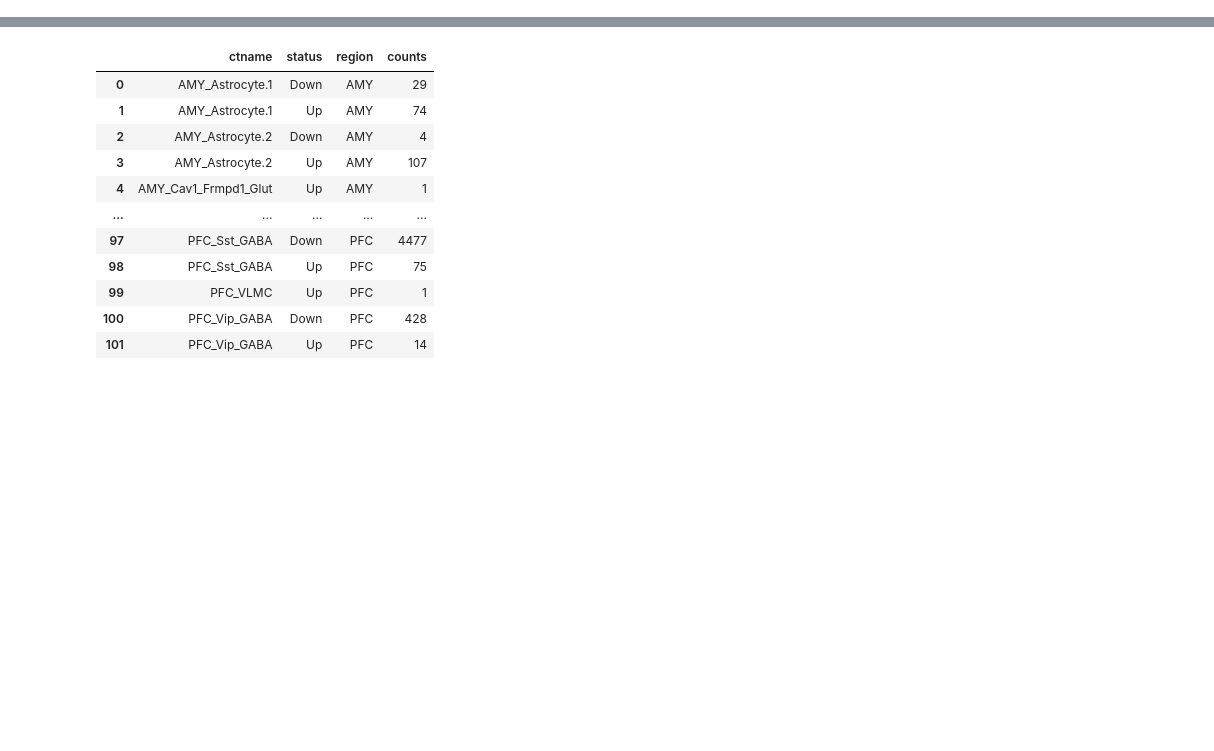
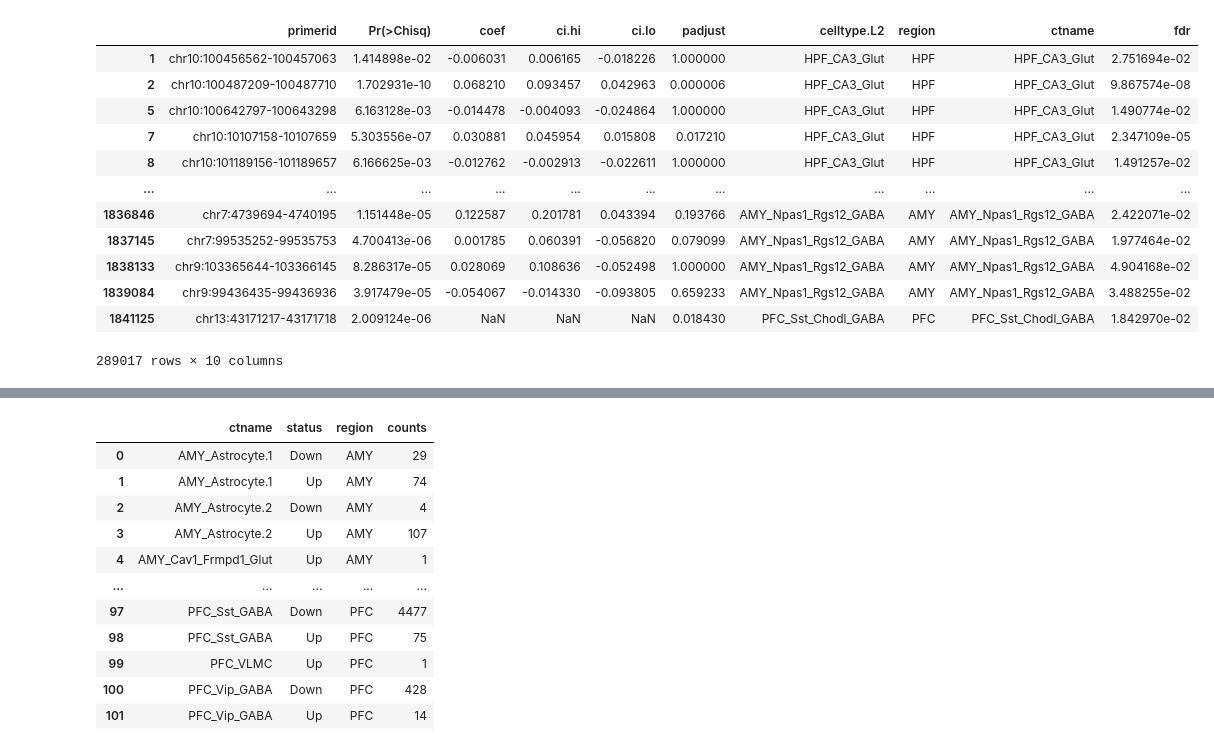
Before and after one commit to juychen/scmmd, a Jupyter notebook: 11zannotateregions.ipynb, the cells around one changed output, grey strips where cells are left out. Drawn from its saved outputs; the diff is of its cells as text; code cells hidden in the pictures; blank space fills up the shorter version.

```diff
--- a/11zannotateregions.ipynb
+++ b/11zannotateregions.ipynb
@@ -139,6 +144,22 @@ for file in files:
 df_DAR_ALL = df_DAR_ALL[df_DAR_ALL.fdr < 0.05]
 # %%
 df_DAR_ALL.rename(columns={'primerid': 'names'}, inplace=True)
+# %%
+df_DAR_ALL
+# %% [output]
+|  | primerid | Pr(>Chisq) | coef | ci.hi | ci.lo | padjust | celltype.L2 | region | ctname | fdr |
+| 1 | chr10:100456562-100457063 | 1.414898e-02 | -0.006031 | 0.006165 | -0.018226 | 1.000000 | HPF_CA3_Glut | HPF | HPF_CA3_Glut | 2.751694e-02 |
+| 2 | chr10:100487209-100487710 | 1.702931e-10 | 0.068210 | 0.093457 | 0.042963 | 0.000006 | HPF_CA3_Glut | HPF | HPF_CA3_Glut | 9.867574e-08 |
+| 5 | chr10:100642797-100643298 | 6.163128e-03 | -0.014478 | -0.004093 | -0.024864 | 1.000000 | HPF_CA3_Glut | HPF | HPF_CA3_Glut | 1.490774e-02 |
+| 7 | chr10:10107158-10107659 | 5.303556e-07 | 0.030881 | 0.045954 | 0.015808 | 0.017210 | HPF_CA3_Glut | HPF | HPF_CA3_Glut | 2.347109e-05 |
+| 8 | chr10:101189156-101189657 | 6.166625e-03 | -0.012762 | -0.002913 | -0.022611 | 1.000000 | HPF_CA3_Glut | HPF | HPF_CA3_Glut | 1.491257e-02 |
+| ... | ... | ... | ... | ... | ... | ... | ... | ... | ... | ... |
+| 1836846 | chr7:4739694-4740195 | 1.151448e-05 | 0.122587 | 0.201781 | 0.043394 | 0.193766 | AMY_Npas1_Rgs12_GABA | AMY | AMY_Npas1_Rgs12_GABA | 2.422071e-02 |
+| 1837145 | chr7:99535252-99535753 | 4.700413e-06 | 0.001785 | 0.060391 | -0.056820 | 0.079099 | AMY_Npas1_Rgs12_GABA | AMY | AMY_Npas1_Rgs12_GABA | 1.977464e-02 |
+| 1838133 | chr9:103365644-103366145 | 8.286317e-05 | 0.028069 | 0.108636 | -0.052498 | 1.000000 | AMY_Npas1_Rgs12_GABA | AMY | AMY_Npas1_Rgs12_GABA | 4.904168e-02 |
+| 1839084 | chr9:99436435-99436936 | 3.917479e-05 | -0.054067 | -0.014330 | -0.093805 | 0.659233 | AMY_Npas1_Rgs12_GABA | AMY | AMY_Npas1_Rgs12_GABA | 3.488255e-02 |
+| 1841125 | chr13:43171217-43171718 | 2.009124e-06 | NaN | NaN | NaN | 0.018430 | PFC_Sst_Chodl_GABA | PFC | PFC_Sst_Chodl_GABA | 1.842970e-02 |
+289017 rows × 10 columns
 # %%
 df_DAR_ALL['status'] = df_DAR_ALL['coef'].map(lambda x: 'Up' if x > 0 else 'Down')
 # %%
```
Also changed, not shown: parts of 2 cells of this notebook, 4 other files.
